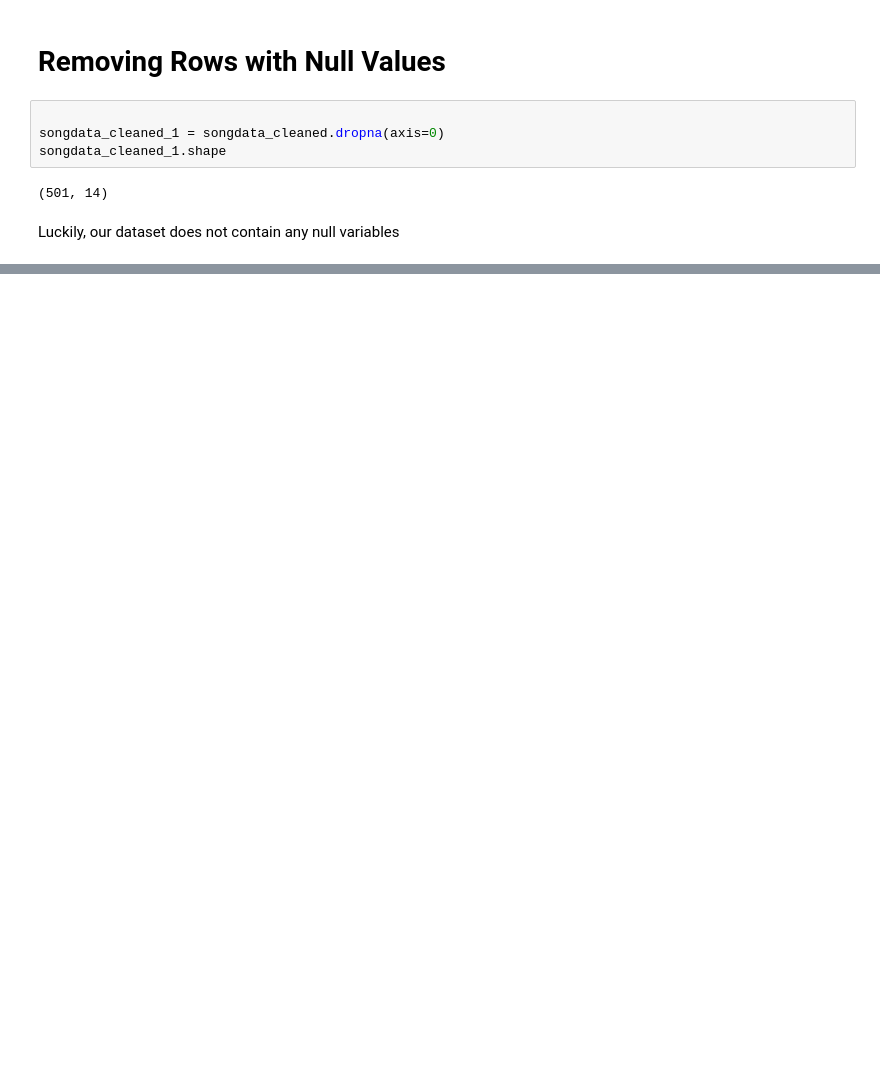
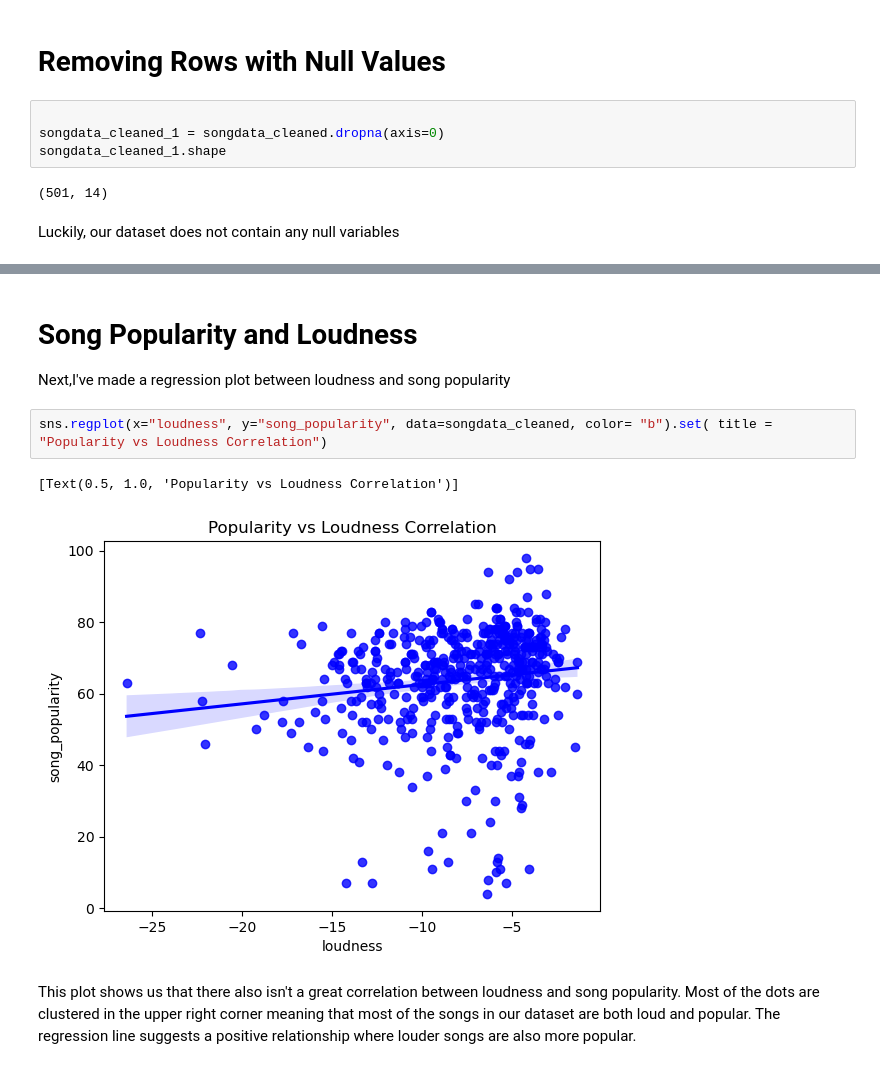
Before and after one commit to ubco-W2022T2-data301/project-group-group48, a Jupyter notebook: analysis/analysis3.ipynb, the cells around one changed output, grey strips where cells are left out. Saved outputs shown, nothing was run; the diff lists cells and outputs as text; blank space fills up the shorter version.

```diff
--- a/analysis/analysis3.ipynb
+++ b/analysis/analysis3.ipynb
@@ -165,0 +221,10 @@ Luckily, our dataset does not contain any null variables
+# %% [markdown]
+# Song Popularity and Loudness
+Next,I've made a regression plot between loudness and song popularity
+# %%
+sns.regplot(x="loudness", y="song_popularity", data=songdata_cleaned, color= "b").set( title = "Popularity vs Loudness Correlation")
+# %% [output]
+[Text(0.5, 1.0, 'Popularity vs Loudness Correlation')]
+[figure, added]
+# %% [markdown]
+This plot shows  us that there also isn't a great correlation between loudness and song popularity. Most of the dots are clustered in the upper right corner meaning that most of the songs in our dataset are both loud and popular. The regression line suggests a positive relationship where louder songs are also more popular.
```
Also changed, not shown: parts of 28 cells of this notebook, 2 other files.
